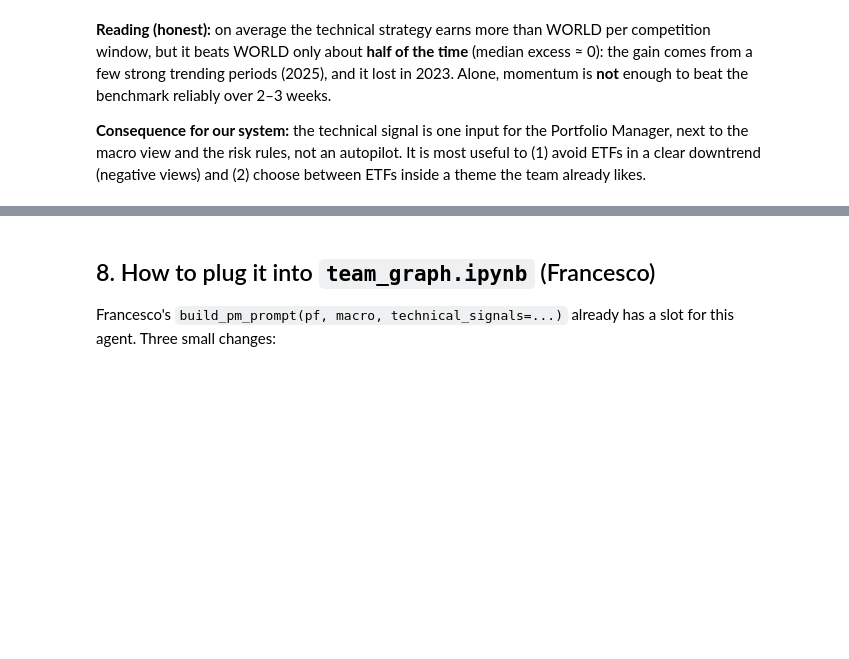
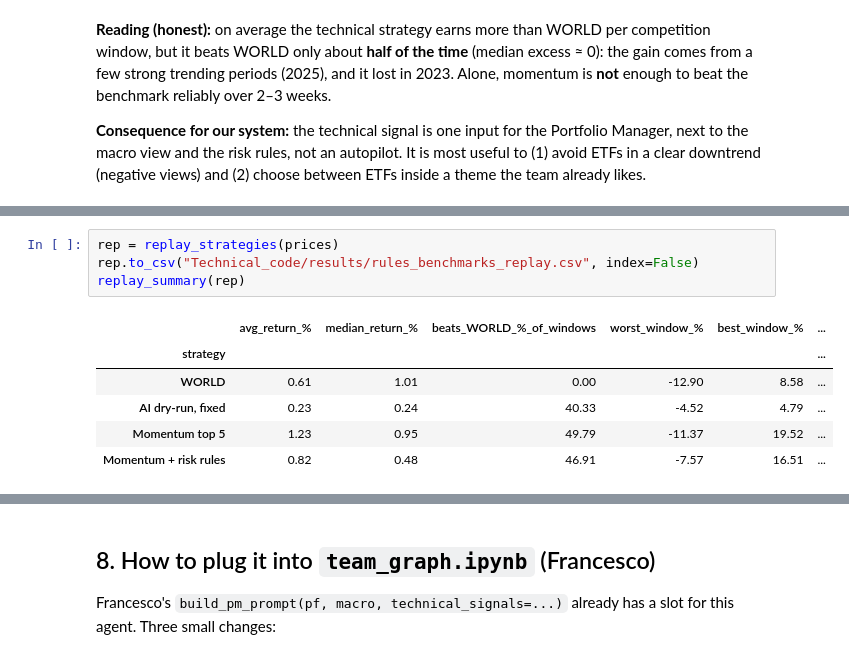
Before and after one commit to morganelpgit/GBAC_team12, a Jupyter notebook: Technical_code/technical_agent.ipynb, the cells around one changed output, grey strips where cells are left out. Drawn from its saved outputs; the diff is of its cells as text; blank space fills up the shorter version.

```diff
--- a/Technical_code/technical_agent.ipynb
+++ b/Technical_code/technical_agent.ipynb
@@ -350,0 +361,11 @@ sim.assign(year=pd.to_datetime(sim["start"]).dt.year).groupby("year")[["strategy
+# %%
+rep = replay_strategies(prices)
+rep.to_csv("Technical_code/results/rules_benchmarks_replay.csv", index=False)
+replay_summary(rep)
+# %% [output]
+|  | avg_return_% | median_return_% | beats_WORLD_%_of_windows | worst_window_% | best_window_% | ... |
+| strategy |  |  |  |  |  | ... |
+| WORLD | 0.61 | 1.01 | 0.00 | -12.90 | 8.58 | ... |
+| AI dry-run, fixed | 0.23 | 0.24 | 40.33 | -4.52 | 4.79 | ... |
+| Momentum top 5 | 1.23 | 0.95 | 49.79 | -11.37 | 19.52 | ... |
+| Momentum + risk rules | 0.82 | 0.48 | 46.91 | -7.57 | 16.51 | ... |
```
Also changed, not shown: parts of 4 cells of this notebook, 2 other files.
